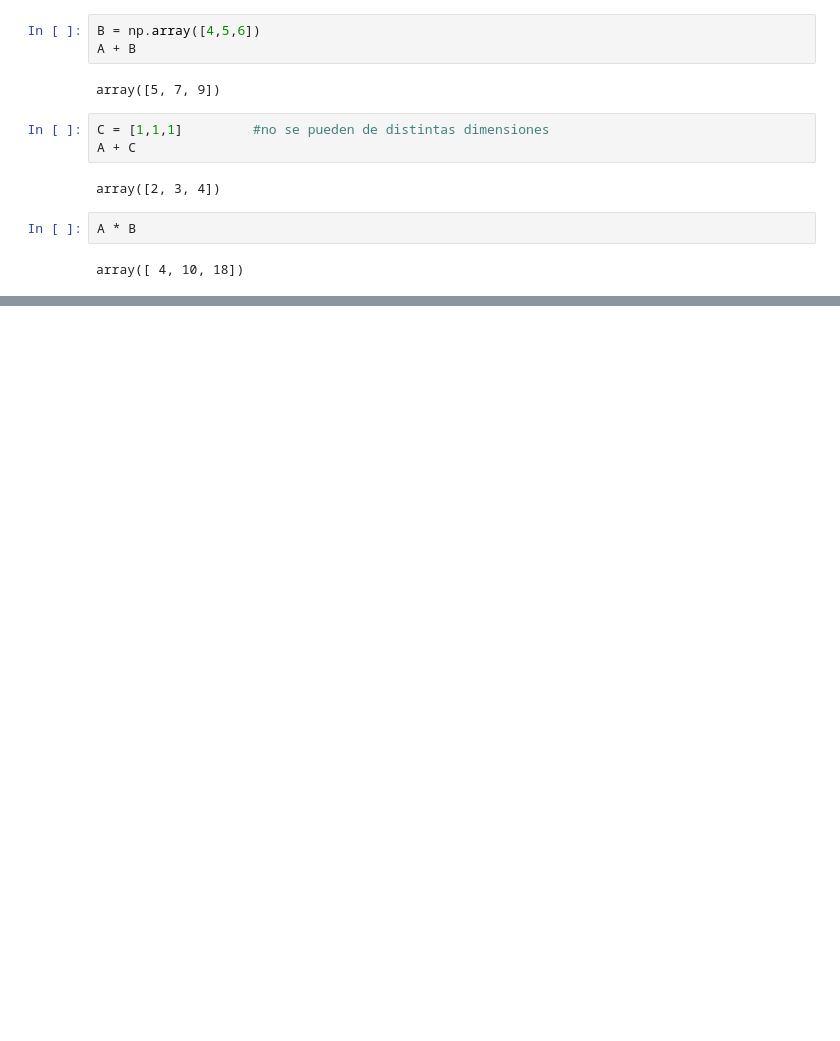
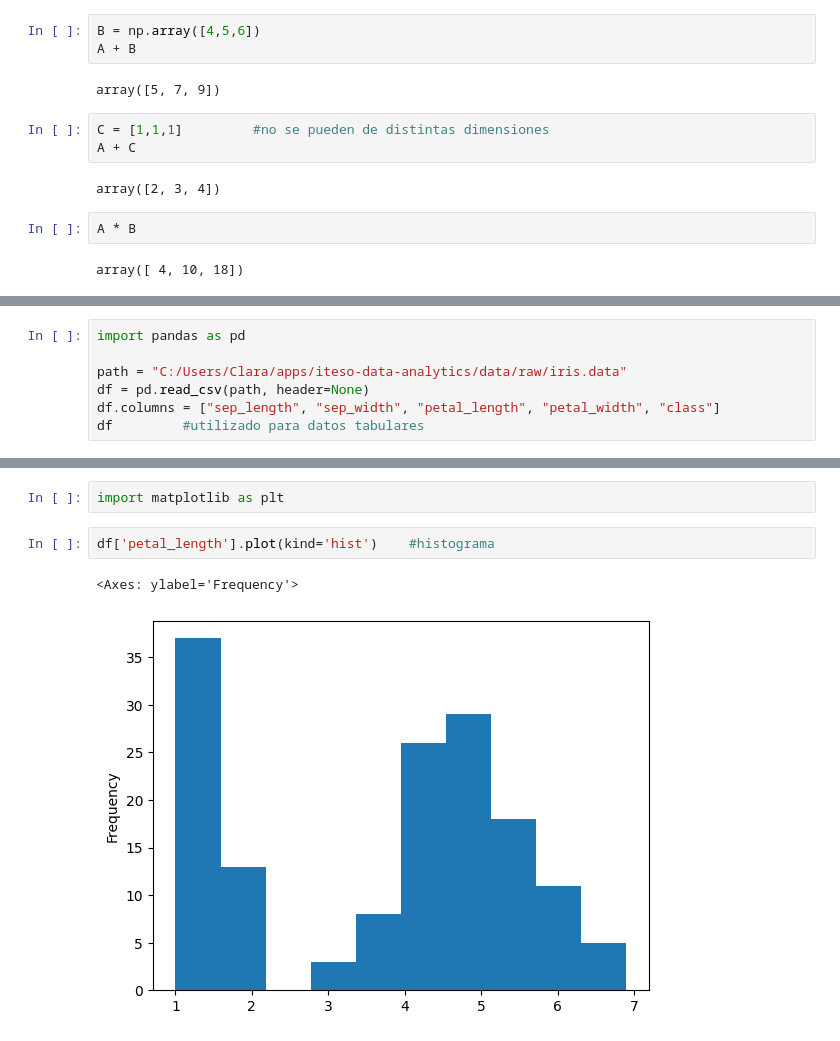
Before and after one commit to claraagui/iteso-data-analytics, a Jupyter notebook: notebooks/intronumpy_pandas.ipynb, the cells around one changed output, grey strips where cells are left out. Cells and saved outputs as stored; diff of their text form; blank space fills up the shorter version.

```diff
--- a/notebooks/intronumpy_pandas.ipynb
+++ b/notebooks/intronumpy_pandas.ipynb
@@ -151,0 +238,7 @@ array([ 4, 10, 18])
+# %%
+import pandas as pd
+
+path = "C:/Users/Clara/apps/iteso-data-analytics/data/raw/iris.data"
+df = pd.read_csv(path, header=None)
+df.columns = ["sep_length", "sep_width", "petal_length", "petal_width", "class"]
+df         #utilizado para datos tabulares
@@ -151,0 +402,7 @@ array([ 4, 10, 18])
+# %%
+import matplotlib as plt
+# %%
+df['petal_length'].plot(kind='hist')    #histograma
+# %% [output]
+<Axes: ylabel='Frequency'>
+[figure, added]
```
Also changed, not shown: parts of 34 cells of this notebook, 3 other files.
